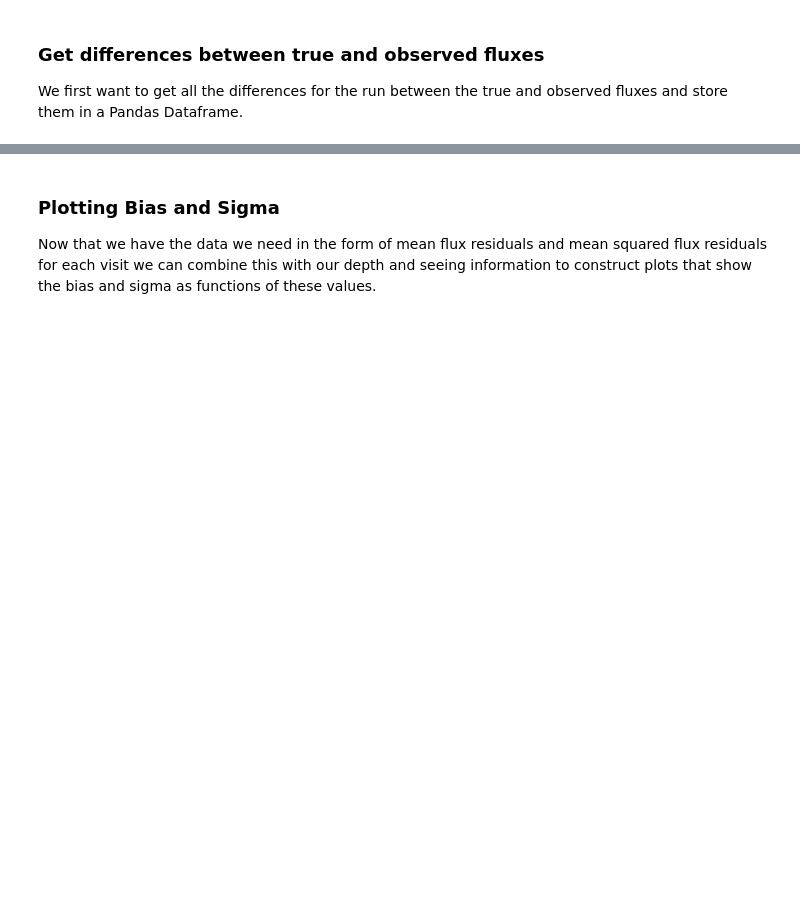
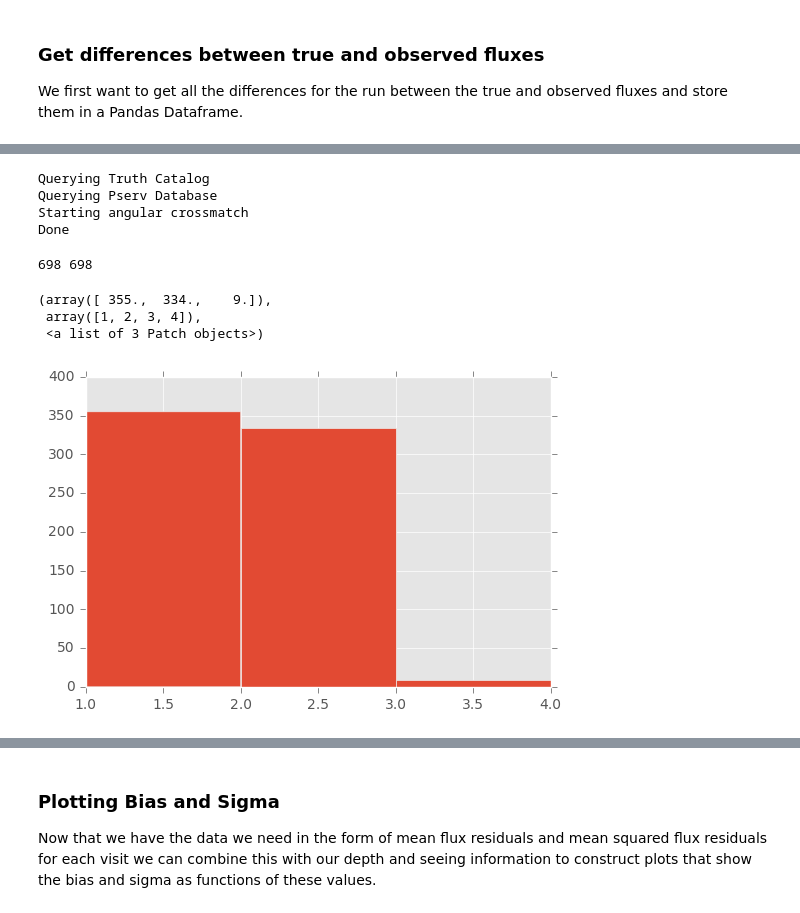
Before and after one commit to LSSTDESC/Monitor, a Jupyter notebook: examples/simple_error_model.ipynb, the cells around one changed output, grey strips where cells are left out. Drawn from its saved outputs; the diff is of its cells as text; code cells hidden in the pictures; blank space fills up the shorter version.

```diff
--- a/examples/simple_error_model.ipynb
+++ b/examples/simple_error_model.ipynb
@@ -34,2 +95,20 @@ depth_curve = worker.measure_depth_curve()
 # %%
 seeing_curve = worker.measure_seeing_curve()
+# %%
+distances = worker.match_catalogs(return_distance=True, within_radius=1./3600.)
+# %% [output]
+Querying Truth Catalog
+Querying Pserv Database
+Starting angular crossmatch
+Done
+# %%
+print len(worker.matched_ids), len(np.unique(worker.matched_ids['obs_object_id']))
+# %% [output]
+698 698
+# %%
+plt.hist(worker.matched_ids['num_matches'], bins=[1,2,3,4])
+# %% [output]
+(array([ 355.,  334.,    9.]),
+ array([1, 2, 3, 4]),
+ <a list of 3 Patch objects>)
+[figure, added]
```
Also changed, not shown: parts of 26 cells of this notebook, 3 other files.
